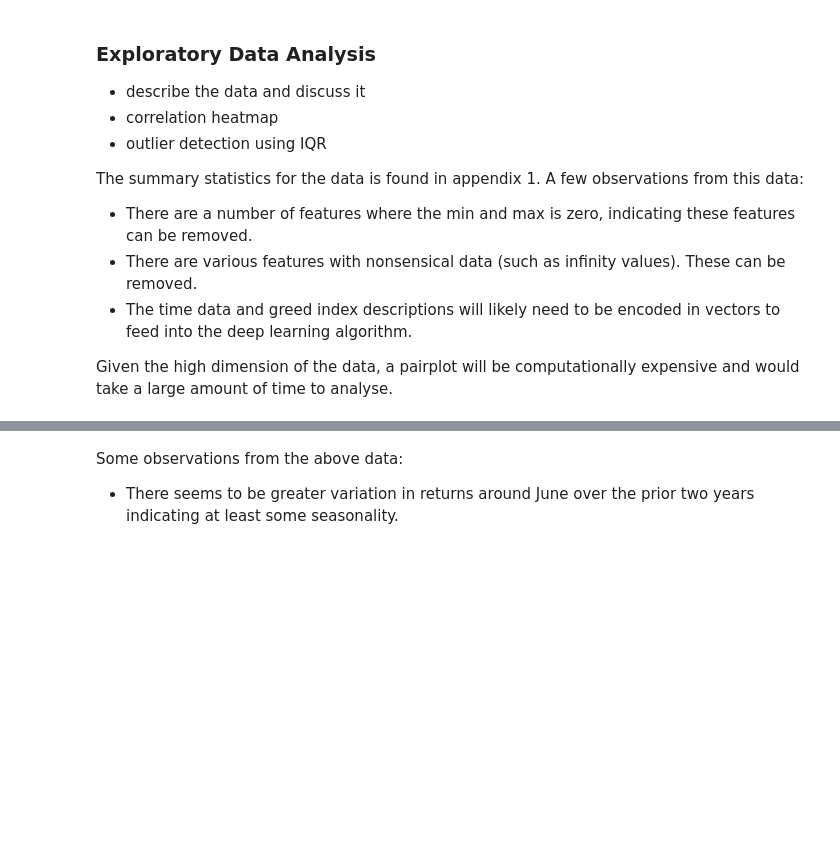
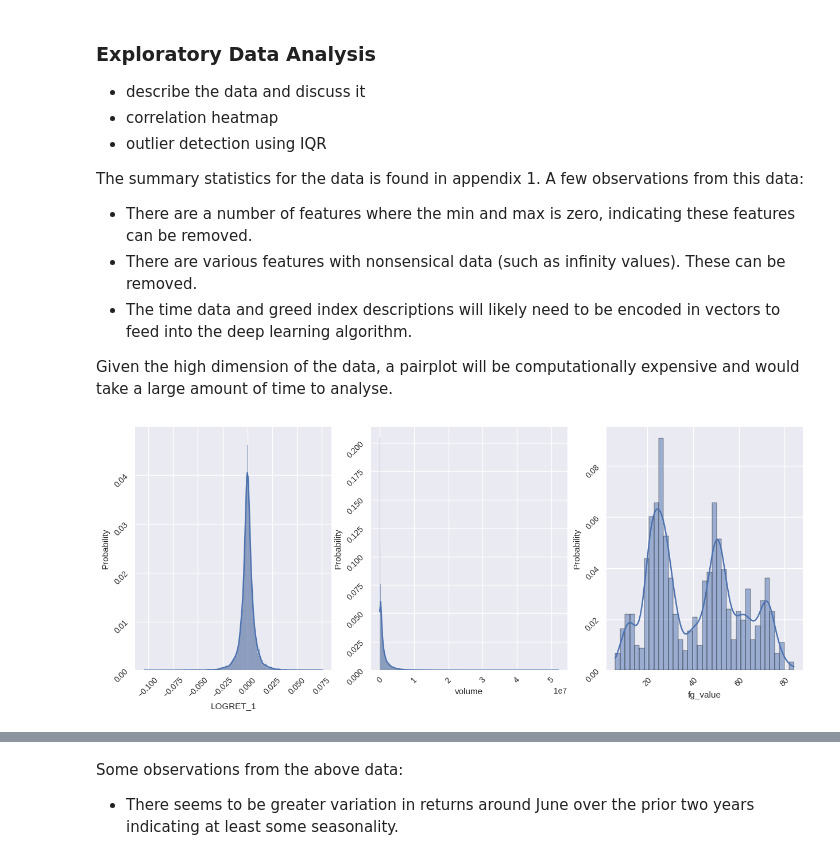
Before and after one commit to will-j-c/cqf_final_project_DL, a Jupyter notebook: report.ipynb, the cells around one changed output, grey strips where cells are left out. Saved outputs shown, nothing was run; the diff lists cells and outputs as text; code cells hidden in the pictures; blank space fills up the shorter version.

```diff
--- a/report.ipynb
+++ b/report.ipynb
@@ -214 +242,13 @@ Given the high dimension of the data, a pairplot will be computationally expensi
+# %%
+fig, axes = plt.subplots(1, 3)
+sns.histplot(X, x='LOGRET_1', kde=True, ax=axes[0], stat='probability')
+sns.histplot(X, x='volume', kde=True, ax=axes[1], stat='probability')
+sns.histplot(X, x='fg_value', kde=True, ax=axes[2], stat='probability')
+for ax in axes:
+    ax.tick_params(labelrotation=45)
+    # ax.set_xlabel('Date')
+fig.set_figwidth(15)
+plt.show()
+# %% [output]
+[figure, added]
 # %%
```
Also changed, not shown: parts of 29 cells of this notebook, 4 other files.
